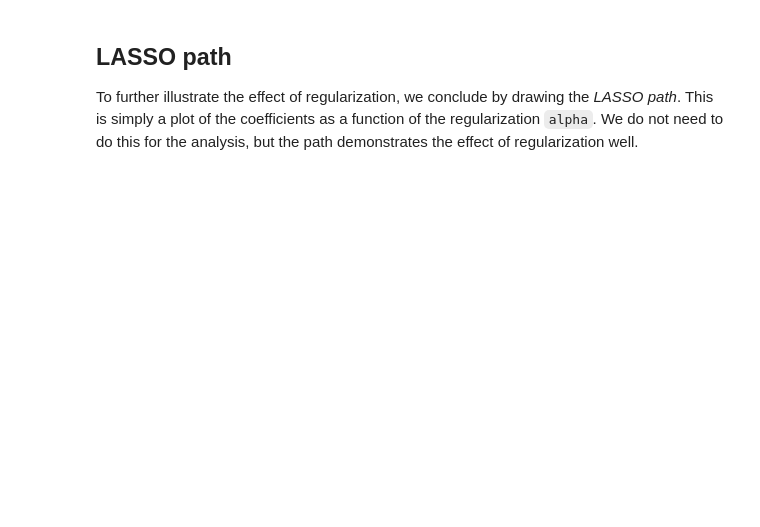
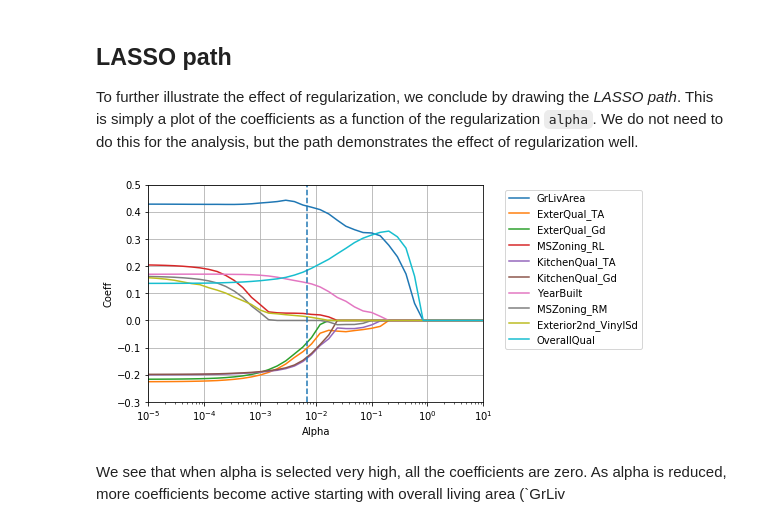
Before and after one commit to sdrangan/introml, a Jupyter notebook: unit05_lasso/demo2_housing.ipynb, the cells around one changed output. Cells and saved outputs as stored; diff of their text form; code cells hidden in the pictures; blank space fills up the shorter version.

```diff
--- a/unit05_lasso/demo2_housing.ipynb
+++ b/unit05_lasso/demo2_housing.ipynb
@@ -571,13 +640,18 @@ alphas1, coeffs, _ = sklearn.linear_model.lasso_path(X1, y1, alphas=alphas_path)
 # %%
 nplot = 10
 I = np.argsort(np.abs(coeffs[0,:,-1]))
 I = np.flipud(I)
 I = I[:nplot]
 
 # Plot the paths of the coefficients
 coeff_top = coeffs[0,I,:].T
-p = plt.semilogx(alphas1,coeff_top)
+plt.semilogx(alphas1,coeff_top)
+plt.plot(alpha_onese*np.array([1,1]), [-0.3,0.5], '--')
 plt.grid()
 plt.legend(xnames[I], bbox_to_anchor=(1.05, 1))
 plt.xlabel('Alpha')
 plt.ylabel('Coeff')
+plt.xlim([1e-5, 10])
+_ = plt.ylim([-0.3, 0.5])
+# %% [output]
+[figure, added]
@@ -587,0 +658,2 @@ alphas1
+# %% [markdown]
+We see that when alpha is selected very high, all the coefficients are zero.  As alpha is reduced, more coefficients become active starting with overall living area (`GrLiv
```
Also changed, not shown: parts of 23 cells of this notebook.
